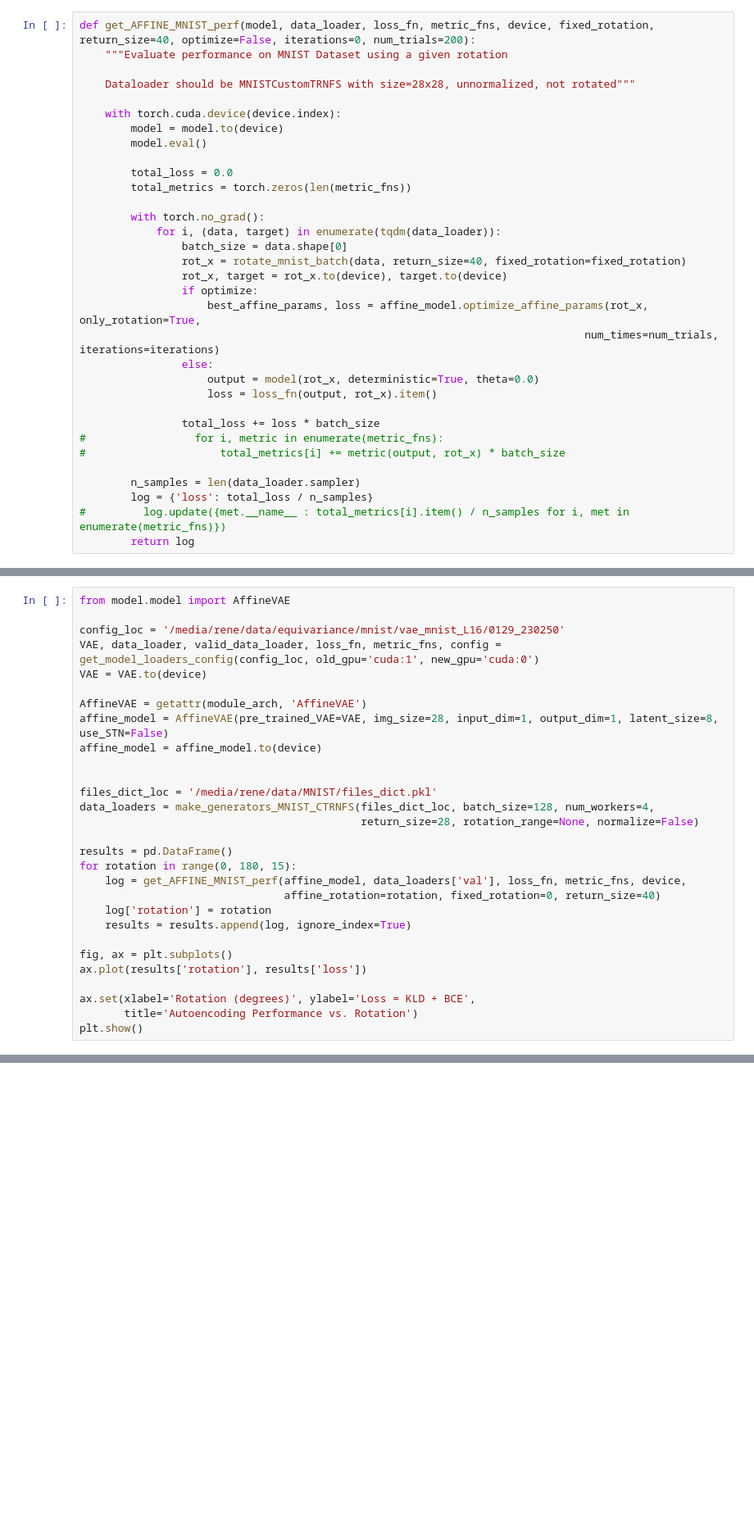
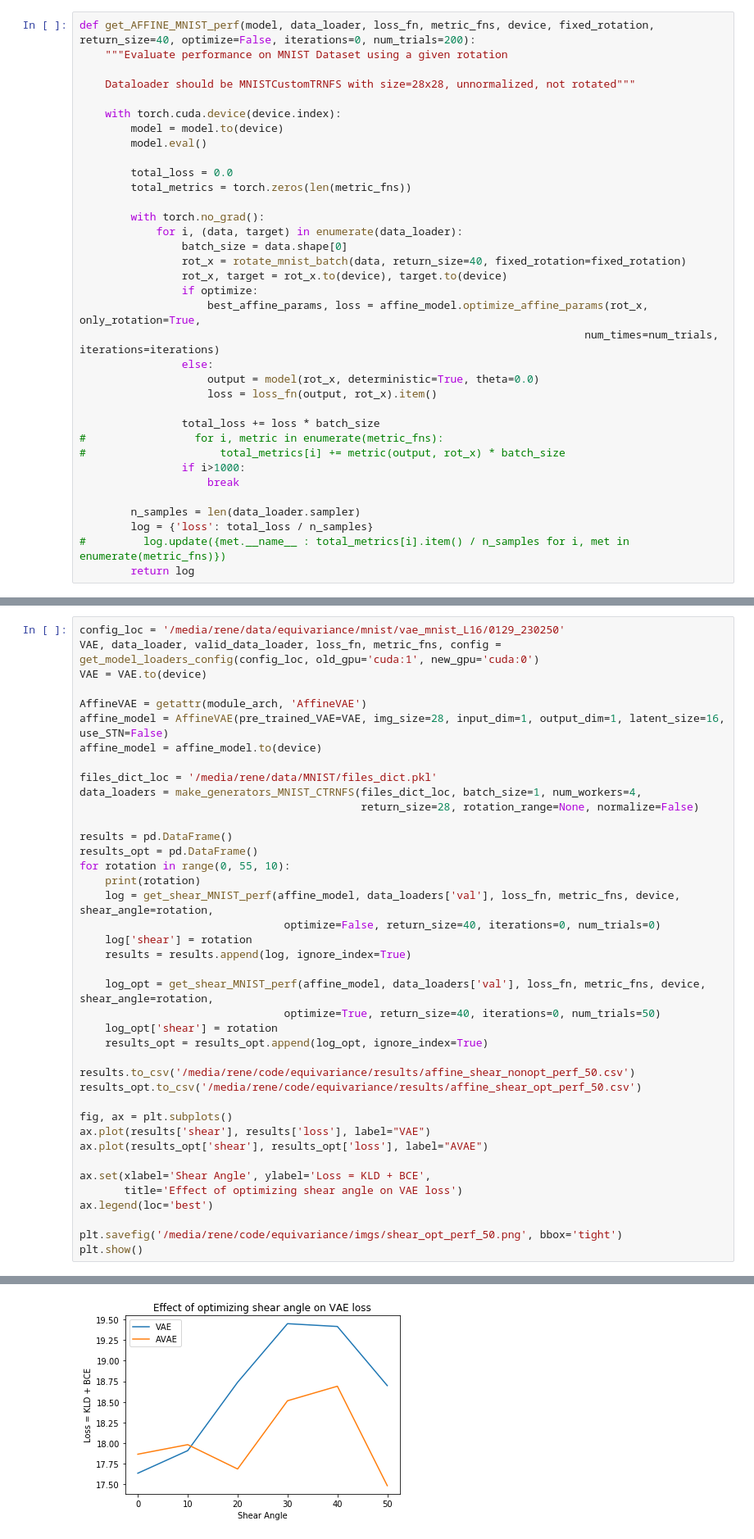
Before and after one commit to renebidart/affine-variational-autoencoder, a Jupyter notebook: notebooks/eval_autoencoder.ipynb, the cells around one changed output, grey strips where cells are left out. Shown at 82% size. Cells and saved outputs as stored; diff of their text form; blank space fills up the shorter version.

```diff
--- a/notebooks/eval_autoencoder.ipynb
+++ b/notebooks/eval_autoencoder.ipynb
@@ -815,7 +805,7 @@ def get_AFFINE_MNIST_perf(model, data_loader, loss_fn, metric_fns, device, fixed
         total_metrics = torch.zeros(len(metric_fns))
 
         with torch.no_grad():
-            for i, (data, target) in enumerate(tqdm(data_loader)):
+            for i, (data, target) in enumerate(data_loader):
                 batch_size = data.shape[0]
                 rot_x = rotate_mnist_batch(data, return_size=40, fixed_rotation=fixed_rotation)
                 rot_x, target = rot_x.to(device), target.to(device)
@@ -829,6 +819,8 @@ def get_AFFINE_MNIST_perf(model, data_loader, loss_fn, metric_fns, device, fixed
                 total_loss += loss * batch_size
 #                 for i, metric in enumerate(metric_fns):
 #                     total_metrics[i] += metric(output, rot_x) * batch_size
+                if i>1000:
+                    break
 
         n_samples = len(data_loader.sampler)
         log = {'loss': total_loss / n_samples}
@@ -967,30 +1019,41 @@ VAE.fc_dec.bias          torch.Size([1600])
 # %%
-from model.model import AffineVAE
-
 config_loc = '/media/rene/data/equivariance/mnist/vae_mnist_L16/0129_230250'
 VAE, data_loader, valid_data_loader, loss_fn, metric_fns, config = get_model_loaders_config(config_loc, old_gpu='cuda:1', new_gpu='cuda:0')
 VAE = VAE.to(device)
 
 AffineVAE = getattr(module_arch, 'AffineVAE')
-affine_model = AffineVAE(pre_trained_VAE=VAE, img_size=28, input_dim=1, output_dim=1, latent_size=8, use_STN=False)
+affine_model = AffineVAE(pre_trained_VAE=VAE, img_size=28, input_dim=1, output_dim=1, latent_size=16, use_STN=False)
 affine_model = affine_model.to(device)
 
-
 files_dict_loc = '/media/rene/data/MNIST/files_dict.pkl'
-data_loaders = make_generators_MNIST_CTRNFS(files_dict_loc, batch_size=128, num_workers=4,
+data_loaders = make_generators_MNIST_CTRNFS(files_dict_loc, batch_size=1, num_workers=4,
                                             return_size=28, rotation_range=None, normalize=False)
 
 results = pd.DataFrame()
-for rotation in range(0, 180, 15):
-    log = get_AFFINE_MNIST_perf(affine_model, data_loaders['val'], loss_fn, metric_fns, device,
-                                affine_rotation=rotation, fixed_rotation=0, return_size=40)
-    log['rotation'] = rotation
+results_opt = pd.DataFrame()
+for rotation in range(0, 55, 10):
+    print(rotation)
+    log = get_shear_MNIST_perf(affine_model, data_loaders['val'], loss_fn, metric_fns, device, shear_angle=rotation,
+                                optimize=False, return_size=40, iterations=0, num_trials=0)
+    log['shear'] = rotation
     results = results.append(log, ignore_index=True)
 
+    log_opt = get_shear_MNIST_perf(affine_model, data_loaders['val'], loss_fn, metric_fns, device, shear_angle=rotation,
+                                optimize=True, return_size=40, iterations=0, num_trials=50)
+    log_opt['shear'] = rotation
+    results_opt = results_opt.append(log_opt, ignore_index=True)
+
+results.to_csv('/media/rene/code/equivariance/results/affine_shear_nonopt_perf_50.csv')
+results_opt.to_csv('/media/rene/code/equivariance/results/affine_shear_opt_perf_50.csv')
+
 fig, ax = plt.subplots()
-ax.plot(results['rotation'], results['loss'])
+ax.plot(results['shear'], results['loss'], label="VAE")
+ax.plot(results_opt['shear'], results_opt['loss'], label="AVAE")
 
-ax.set(xlabel='Rotation (degrees)', ylabel='Loss = KLD + BCE',
-       title='Autoencoding Performance vs. Rotation')
+ax.set(xlabel='Shear Angle', ylabel='Loss = KLD + BCE',
+       title='Effect of optimizing shear angle on VAE loss')
+ax.legend(loc='best')
+
+plt.savefig('/media/rene/code/equivariance/imgs/shear_opt_perf_50.png', bbox='tight')
 plt.show()
 # %% [output]
@@ -997,0 +1066 @@ TypeError: cos(): argument 'input' (position 1) must be Tensor, not int
+[figure, added]
```
Also changed, not shown: parts of 19 cells of this notebook, 17 other files.
